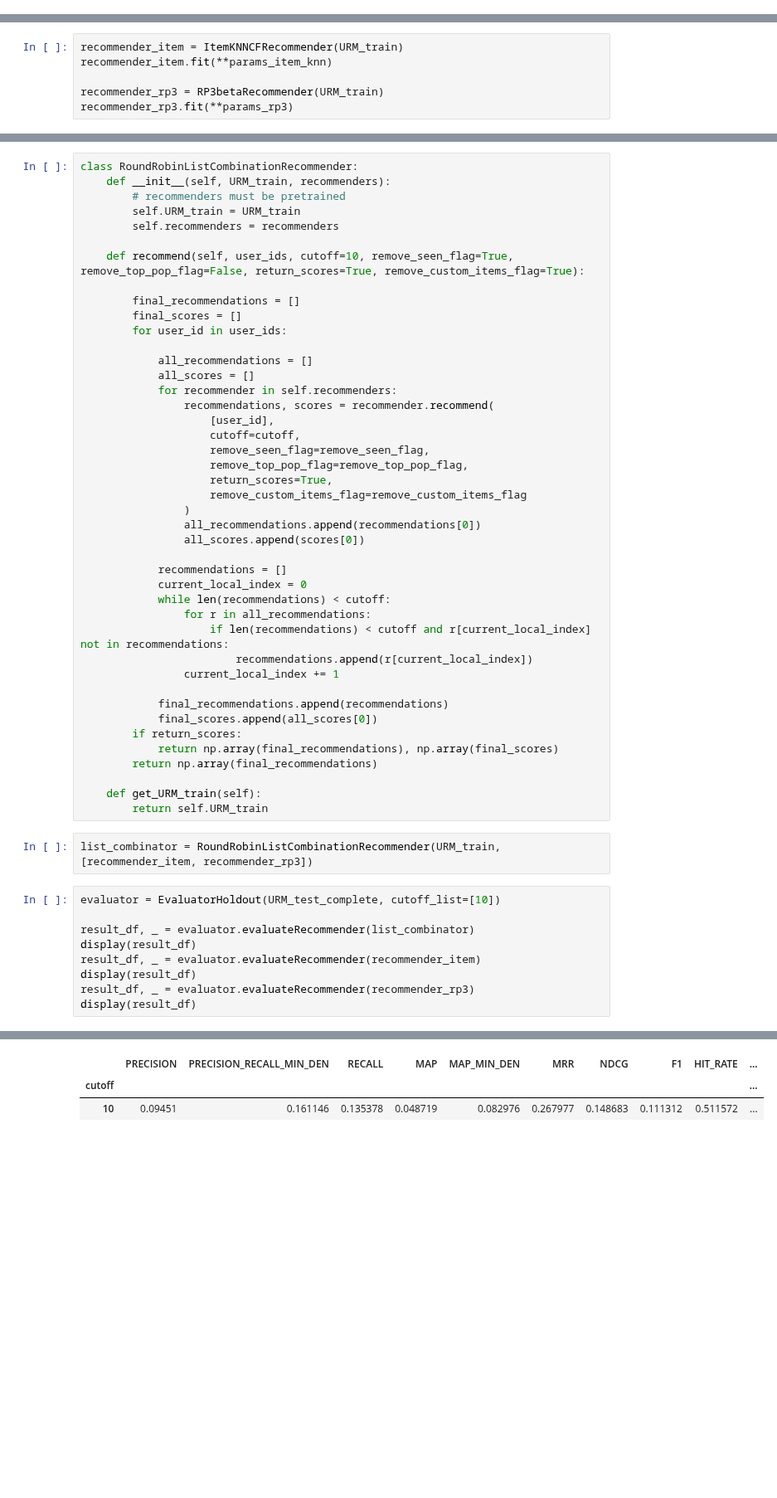
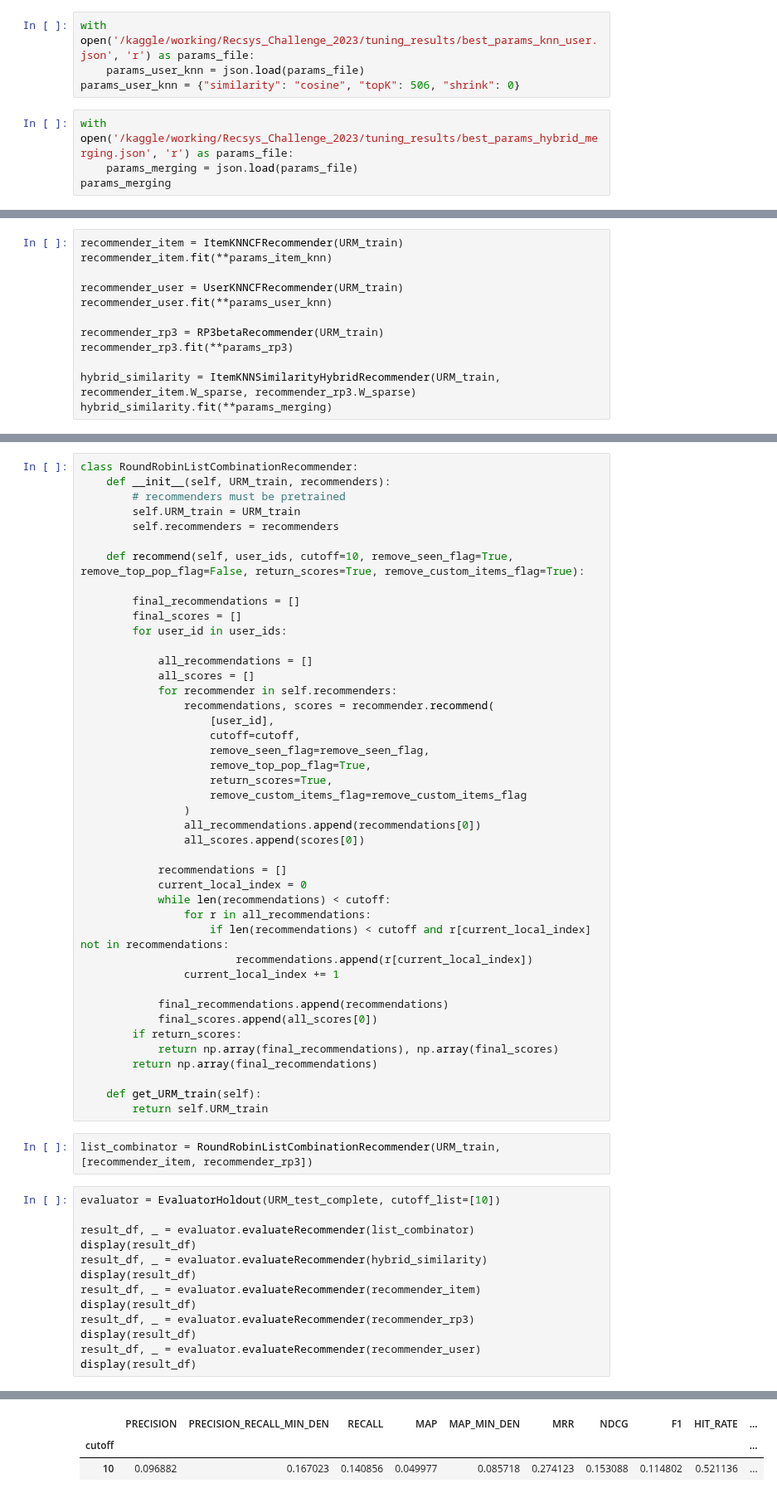
Before and after one commit to CarloSgaravatti/Recsys_Challenge_2023, a Jupyter notebook: challenge_notebooks/list-combination.ipynb, the cells around one changed output, grey strips where cells are left out. Shown at 83% size. Drawn from its saved outputs; the diff is of its cells as text; blank space fills up the shorter version.

Commit message:
Kaggle Notebook | List Combination | Version 2

```diff
--- a/challenge_notebooks/list-combination.ipynb
+++ b/challenge_notebooks/list-combination.ipynb
@@ -176,3 +177,11 @@ with open('/kaggle/working/Recsys_Challenge_2023/tuning_results/best_params_RP3.
 params_rp3
 # %% [output]
 {'alpha': 0.513297287731911, 'beta': 0.14806602610935488, 'topK': 54}
+# %%
+with open('/kaggle/working/Recsys_Challenge_2023/tuning_results/best_params_knn_user.json', 'r') as params_file:
+    params_user_knn = json.load(params_file)
+params_user_knn = {"similarity": "cosine", "topK": 506, "shrink": 0}
+# %%
+with open('/kaggle/working/Recsys_Challenge_2023/tuning_results/best_params_hybrid_merging.json', 'r') as params_file:
+    params_merging = json.load(params_file)
+params_merging
@@ -180,8 +191,14 @@ params_rp3
 recommender_item = ItemKNNCFRecommender(URM_train)
 recommender_item.fit(**params_item_knn)
 
+recommender_user = UserKNNCFRecommender(URM_train)
+recommender_user.fit(**params_user_knn)
+
 recommender_rp3 = RP3betaRecommender(URM_train)
 recommender_rp3.fit(**params_rp3)
+
+hybrid_similarity = ItemKNNSimilarityHybridRecommender(URM_train, recommender_item.W_sparse, recommender_rp3.W_sparse)
+hybrid_similarity.fit(**params_merging)
 # %% [output]
 ItemKNNCFRecommender: URM Detected 627 ( 4.8%) users with no interactions.
 ItemKNNCFRecommender: URM Detected 247 ( 1.1%) items with no interactions.
@@ -209,7 +231,7 @@ class RoundRobinListCombinationRecommender:
                     [user_id],
                     cutoff=cutoff,
                     remove_seen_flag=remove_seen_flag,
-                    remove_top_pop_flag=remove_top_pop_flag,
+                    remove_top_pop_flag=True,
                     return_scores=True,
                     remove_custom_items_flag=remove_custom_items_flag
                 )
@@ -239,9 +261,13 @@ evaluator = EvaluatorHoldout(URM_test_complete, cutoff_list=[10])
 
 result_df, _ = evaluator.evaluateRecommender(list_combinator)
 display(result_df)
+result_df, _ = evaluator.evaluateRecommender(hybrid_similarity)
+display(result_df)
 result_df, _ = evaluator.evaluateRecommender(recommender_item)
 display(result_df)
 result_df, _ = evaluator.evaluateRecommender(recommender_rp3)
 display(result_df)
+result_df, _ = evaluator.evaluateRecommender(recommender_user)
+display(result_df)
 # %% [output]
 EvaluatorHoldout: Ignoring 2568 (19.7%) Users that have less than 1 test interactions
@@ -254,4 +280,4 @@ EvaluatorHoldout: Processed 10456 (100.0%) in 9.27 sec. Users per second: 1128
 |  | PRECISION | PRECISION_RECALL_MIN_DEN | RECALL | MAP | MAP_MIN_DEN | MRR | NDCG | F1 | HIT_RATE | ... |
 | cutoff |  |  |  |  |  |  |  |  |  | ... |
-| 10 | 0.09451 | 0.161146 | 0.135378 | 0.048719 | 0.082976 | 0.267977 | 0.148683 | 0.111312 | 0.511572 | ... |
+| 10 | 0.096882 | 0.167023 | 0.140856 | 0.049977 | 0.085718 | 0.274123 | 0.153088 | 0.114802 | 0.521136 | ... |
 1 rows × 27 columns
```
Also changed, not shown: parts of 8 cells of this notebook.
